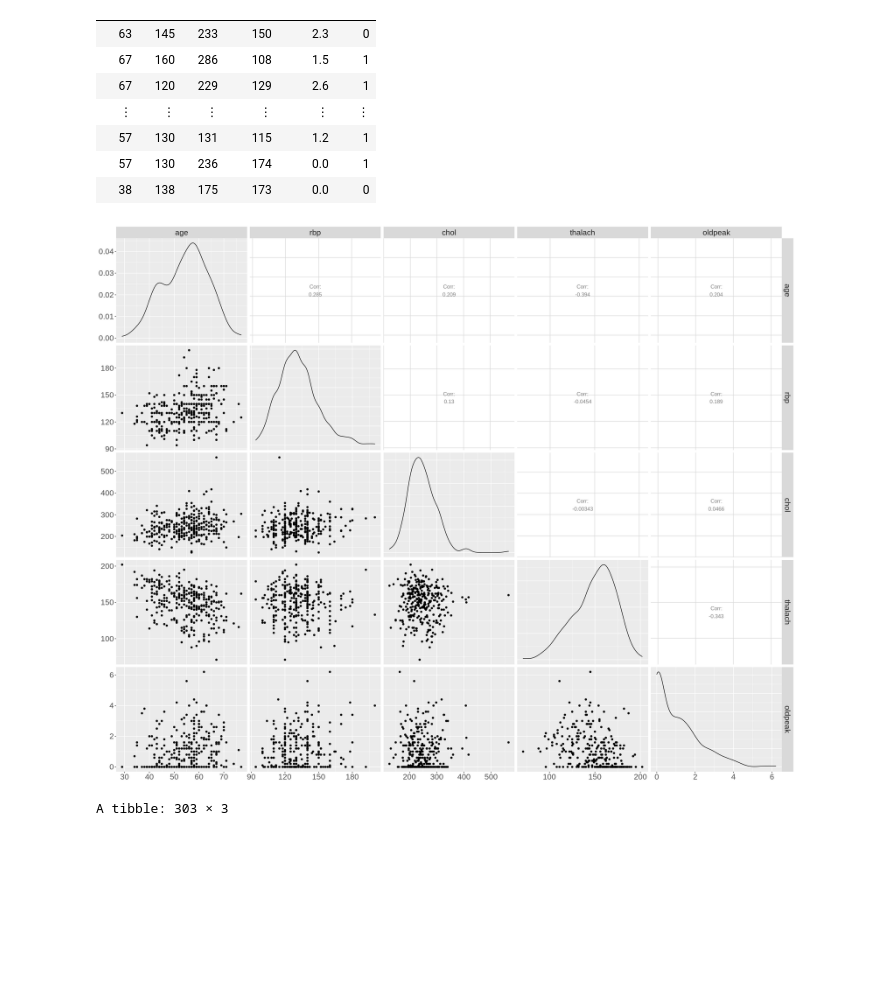
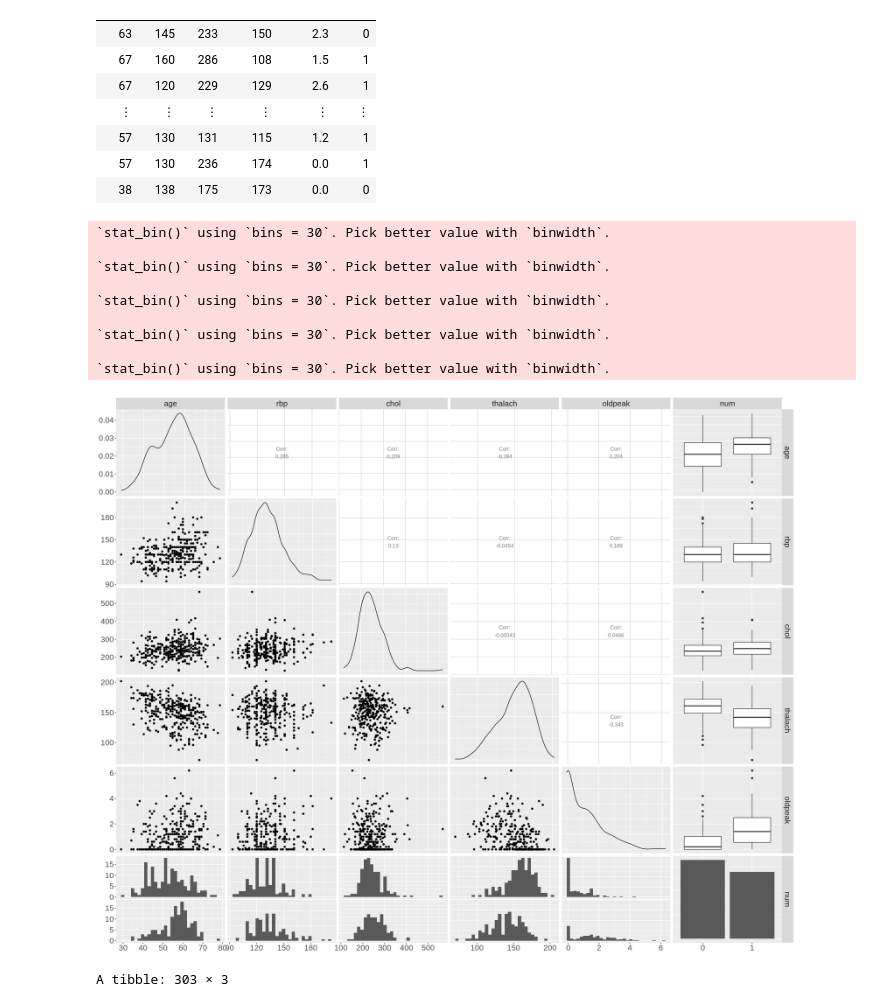
Before and after one commit to yun-sky/Heart-Failure-Report, a Jupyter notebook: Report.ipynb, the cells around one changed output. Cells and saved outputs as stored; diff of their text form; code cells hidden in the pictures; blank space fills up the shorter version.

```diff
--- a/Report.ipynb
+++ b/Report.ipynb
@@ -94,11 +94,20 @@ A tibble: 303 × 6
 # %%
 options(repr.plot.width = 20, repr.plot.height = 16)
 cleveland_gg <- cleveland_processed %>%
-                ggpairs(-) +
+                ggpairs() +
                 theme(text = element_text(size = 20))
 cleveland_gg
 # %% [output]
+`stat_bin()` using `bins = 30`. Pick better value with `binwidth`.
+
+`stat_bin()` using `bins = 30`. Pick better value with `binwidth`.
+
+`stat_bin()` using `bins = 30`. Pick better value with `binwidth`.
+
+`stat_bin()` using `bins = 30`. Pick better value with `binwidth`.
+
+`stat_bin()` using `bins = 30`. Pick better value with `binwidth`.
-[figure, old version]
+[figure, new version]
 # %%
 cleveland_select <- cleveland_processed %>%
     select(age, thalach, num)
```
